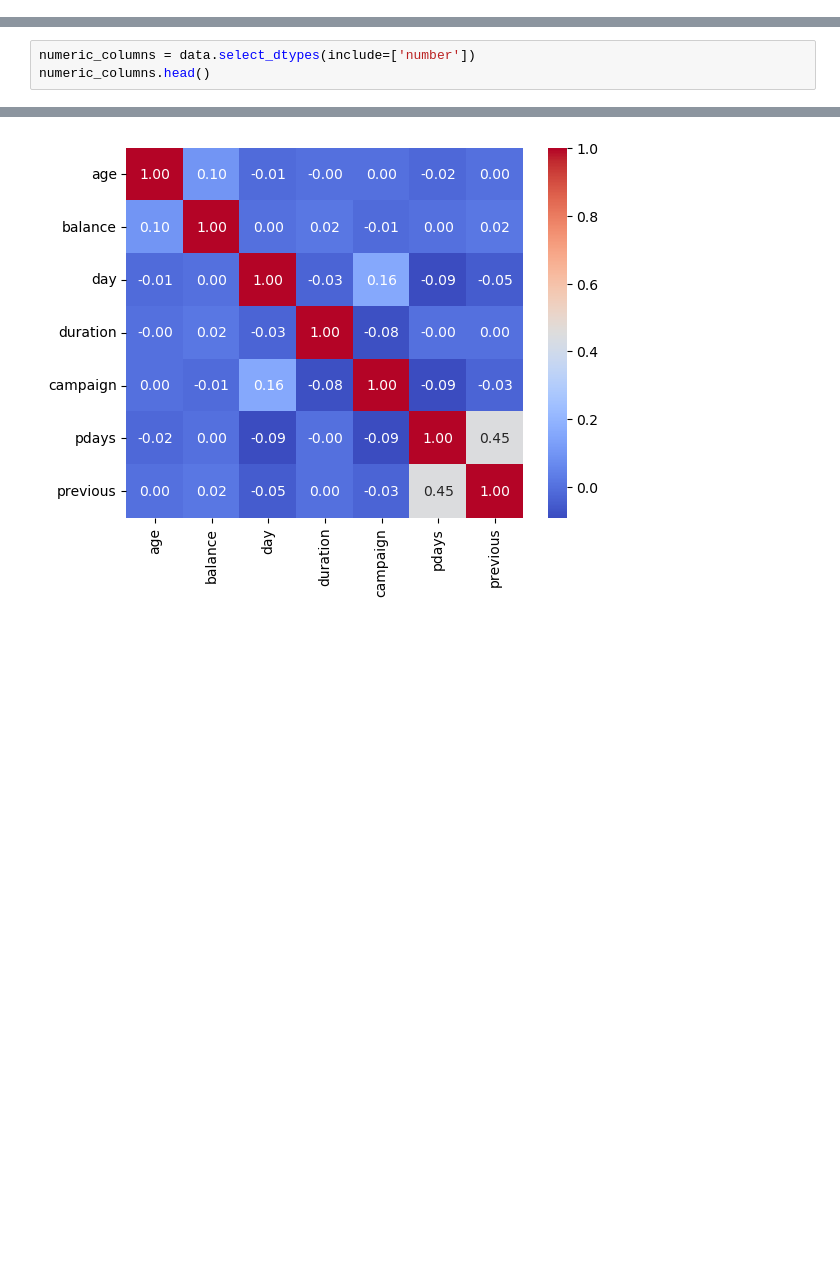
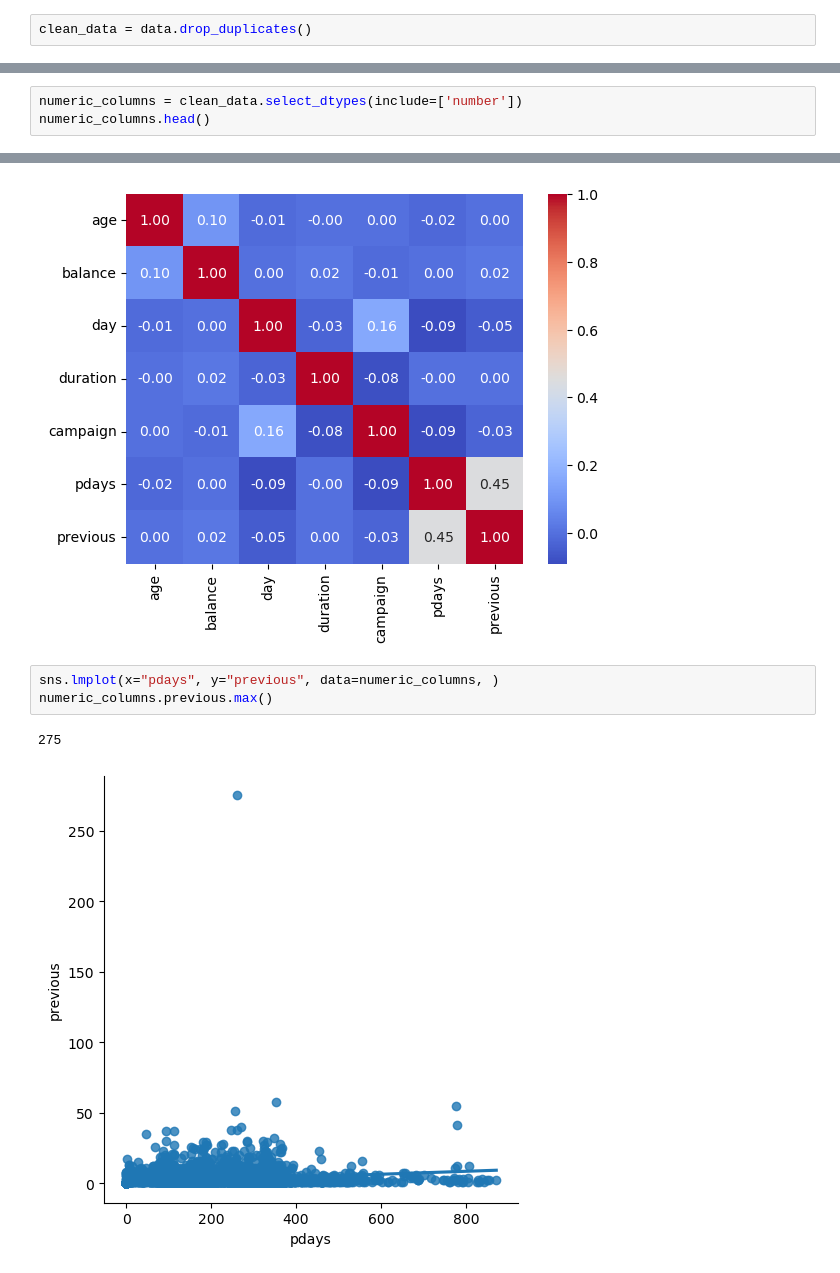
Before and after one commit to chMastellou/Data_Analysis_Assignment_2024, a Jupyter notebook: data_preprocessing/data_preprocessing.ipynb, the cells around one changed output, grey strips where cells are left out. Cells and saved outputs as stored; diff of their text form; blank space fills up the shorter version.

```diff
--- a/data_preprocessing/data_preprocessing.ipynb
+++ b/data_preprocessing/data_preprocessing.ipynb
@@ -67,3 +69,5 @@ data.tail()
+# %%
+clean_data = data.drop_duplicates()
 # %% [markdown]
 ##### Διαχωρισμός Αριθμητικών και Κατηγορικών Χαρακτηριστικών
 # %%
@@ -111,7 +115,7 @@ boolean_columns.head()
 | 3 | False | True | False | False |
 | 4 | False | False | False | False |
 # %%
-numeric_columns = data.select_dtypes(include=['number'])
+numeric_columns = clean_data.select_dtypes(include=['number'])
 numeric_columns.head()
 # %% [output]
 |  | age | balance | day | duration | campaign | pdays | previous |
@@ -379,3 +397,9 @@ sns.heatmap(correlation_matrix, cmap='coolwarm', annot=True,  fmt='.2f')
 # %% [output]
 <matplotlib.axes._subplots.AxesSubplot at 0x...>
 [figure]
+# %%
+sns.lmplot(x="pdays", y="previous", data=numeric_columns, )
+numeric_columns.previous.max()
+# %% [output]
+275
+[figure, added]
```
Also changed, not shown: parts of 18 cells of this notebook.
